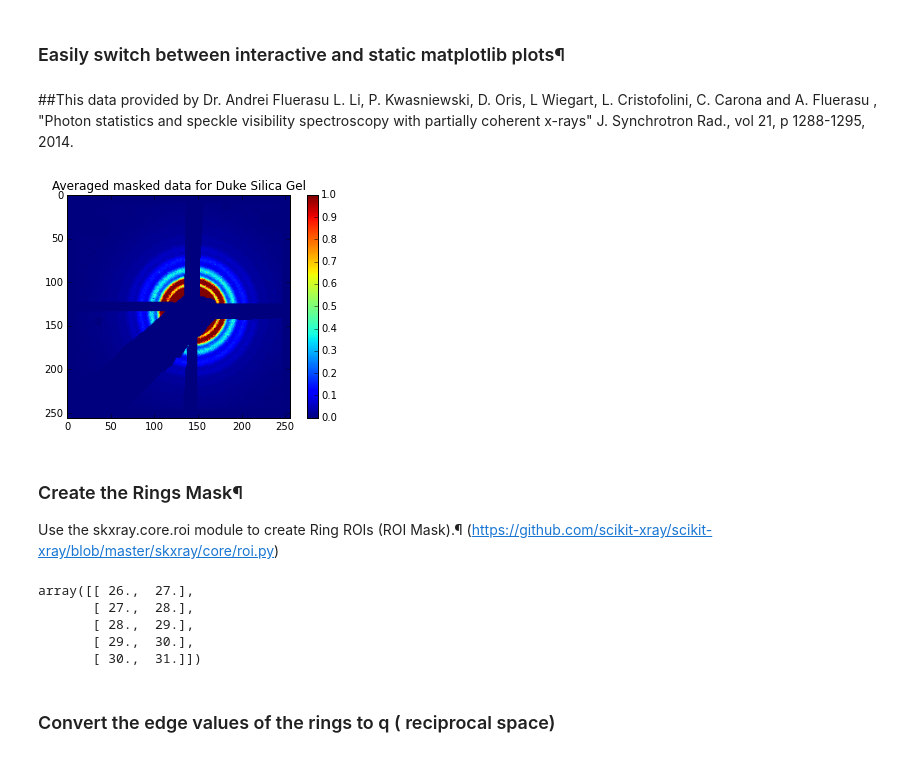
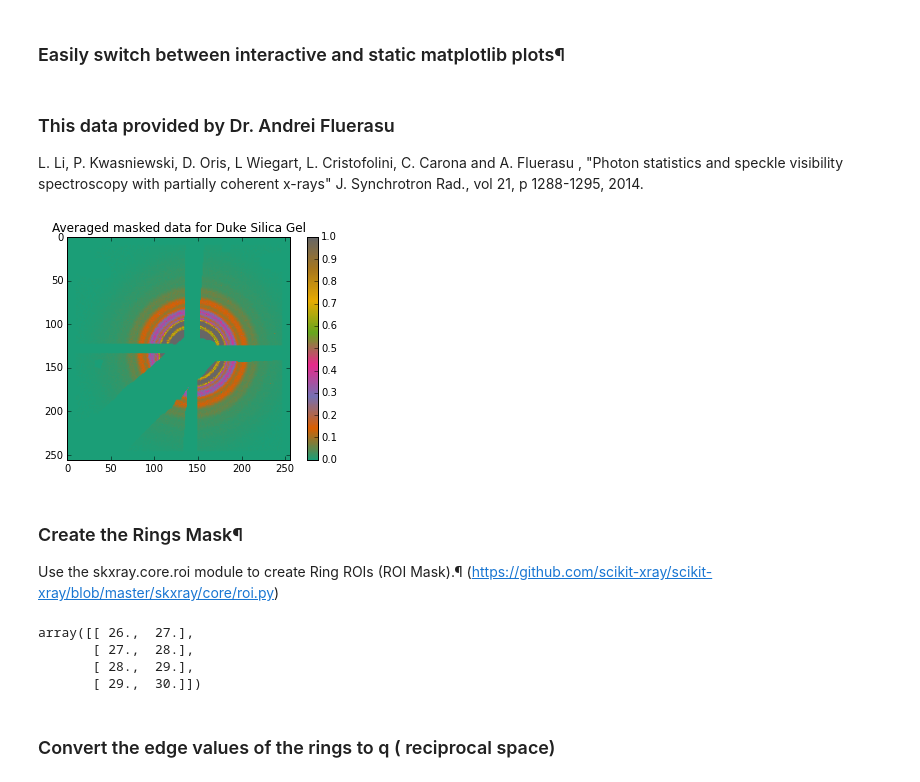
Before and after one commit to scikit-beam/scikit-beam-examples, a Jupyter notebook: demos/speckle/X-ray_Speckle_Visibility_Spectroscopy.ipynb, the cells around one changed output. Drawn from its saved outputs; the diff is of its cells as text; code cells hidden in the pictures.

```diff
--- a/demos/speckle/X-ray_Speckle_Visibility_Spectroscopy.ipynb
+++ b/demos/speckle/X-ray_Speckle_Visibility_Spectroscopy.ipynb
@@ -31,33 +31,34 @@ else:
 
 backend = mpl.get_backend()
 # %% [markdown]
-##This data provided by Dr. Andrei Fluerasu
+### This data provided by Dr. Andrei Fluerasu
 L. Li, P. Kwasniewski, D. Oris, L Wiegart, L. Cristofolini, C. Carona and A. Fluerasu ,
 "Photon statistics and speckle visibility spectroscopy with partially coherent x-rays"
 J. Synchrotron Rad., vol 21, p 1288-1295, 2014.
 # %%
-folder = os.path.join(*__file__.split(os.sep)[:-1])
+folder = "/Volumes/Data/BeamLines/CHX/Luxi_description_files_for_duke/Duke_data/"
+#folder = os.path.join(*__file__.split(os.sep)[:-1])
 
 #  Get the data and the mask
 try:
     duke_data = np.load(os.path.join(folder, "duke_data", "duke_data.npy"))
     N_mask = np.load(os.path.join(folder, "duke_data", "N_mask.npy"))
 except IOError:
     zipfile.ZipFile(os.path.join(folder, "duke_data.zip")).extractall()
     duke_data = np.load(os.path.join(folder, "duke_data", "duke_data.npy"))
     N_mask = np.load(os.path.join(folder, "duke_data", "N_mask.npy"))
 
 #  get the average image
 avg_img = np.average(duke_data, axis=0)
 
 # plot the average image data after masking
 plt.figure()
-plt.imshow(N_mask*avg_img, vmax=1e0)
+plt.imshow(N_mask*avg_img, vmax=1e0, cmap='Dark2')
 plt.title("Averaged masked data for Duke Silica Gel ")
 plt.colorbar()
 plt.show()
 # %% [output]
-[figure, old version]
+[figure, new version]
 # %% [markdown]
 ### Create the Rings Mask¶
 Use the skxray.core.roi module to create Ring ROIs (ROI Mask).¶
@@ -66,7 +67,7 @@ Use the skxray.core.roi module to create Ring ROIs (ROI Mask).¶
 inner_radius = 26  # radius of the first ring
 width = 1        # width of each ring
 spacing = 0      # no spacing between rings
-num_rings = 5    # number of rings
+num_rings = 4    # number of rings
 center = (133, 143)   # center of the spckle pattern
 
 #  find the edges of the required rings
@@ -76,8 +77,7 @@ edges
 array([[ 26.,  27.],
        [ 27.,  28.],
        [ 28.,  29.],
-       [ 29.,  30.],
-       [ 30.,  31.]])
+       [ 29.,  30.]])
 # %% [markdown]
 ###  Convert the edge values of the rings to q ( reciprocal space)
 # %%
```
Also changed, not shown: parts of 11 cells of this notebook.
